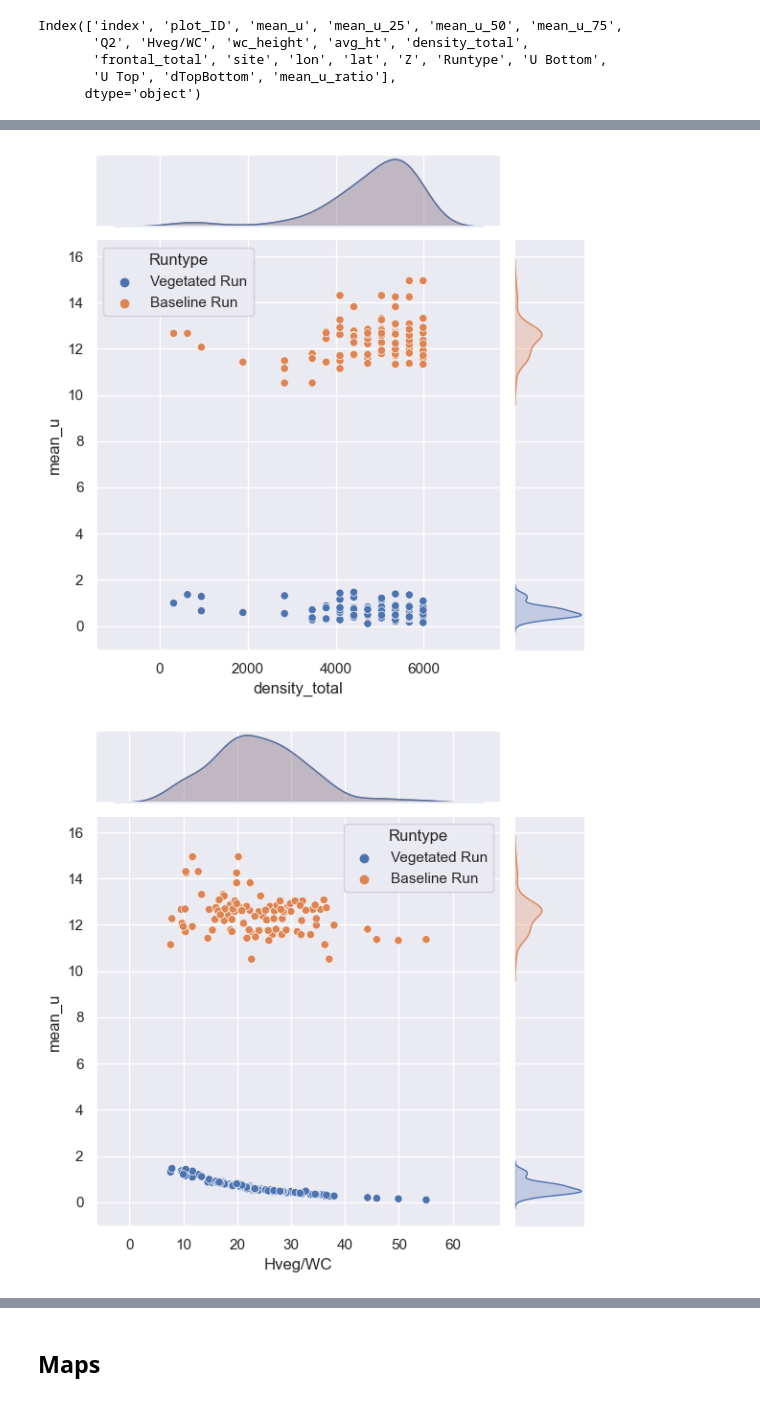
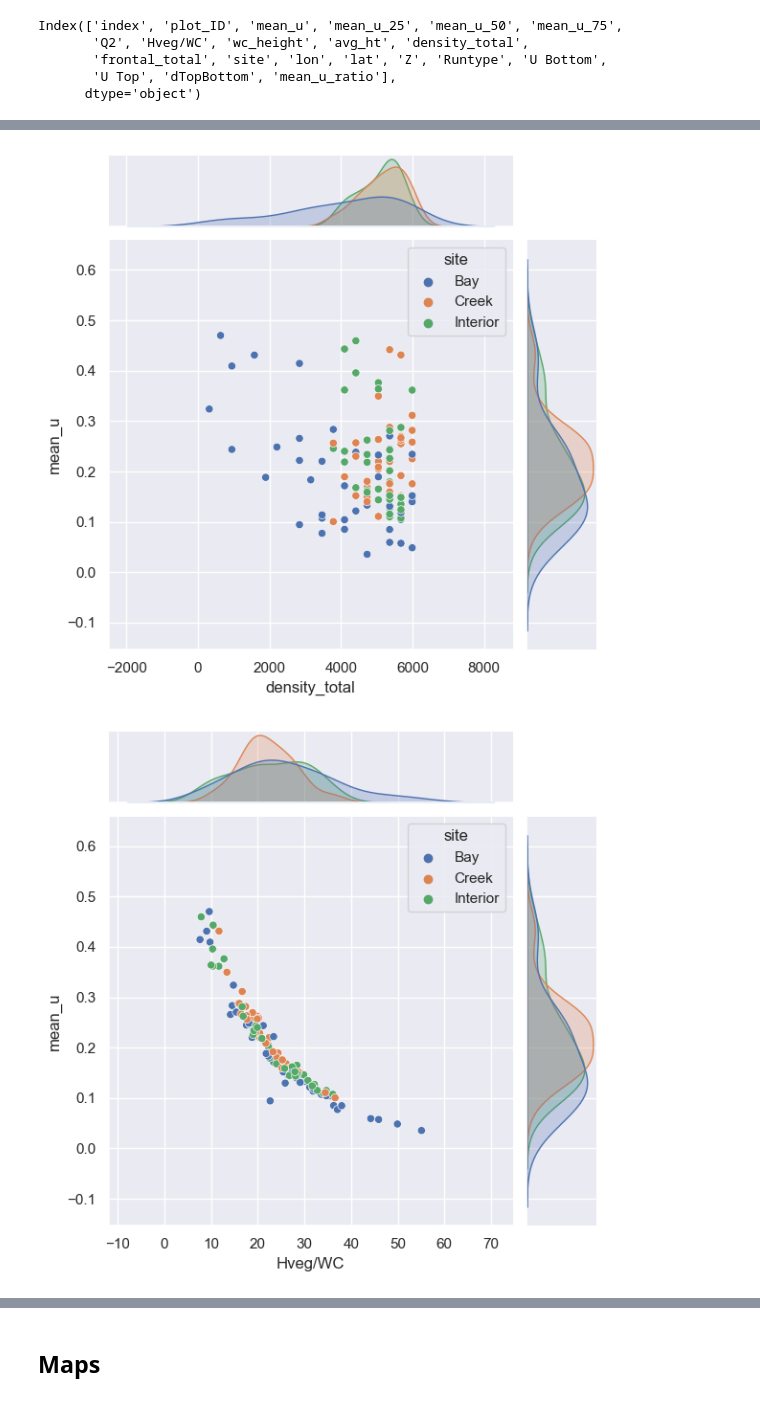
Before and after one commit to AlexandreSeb97/WC-Density-Drag-Vegetation-, a Jupyter notebook: usgs_wc_visualization.ipynb, the cells around one changed output, grey strips where cells are left out. Saved outputs shown, nothing was run; the diff lists cells and outputs as text; code cells hidden in the pictures.

Commit message:
new visualizations

```diff
--- a/usgs_wc_visualization.ipynb
+++ b/usgs_wc_visualization.ipynb
@@ -218,3 +217,22 @@ Index(['index', 'plot_ID', 'mean_u', 'mean_u_25', 'mean_u_50', 'mean_u_75',
        'frontal_total', 'site', 'lon', 'lat', 'Z', 'Runtype', 'U Bottom',
        'U Top', 'dTopBottom', 'mean_u_ratio'],
       dtype='object')
+# %%
+to_plot = ['mean_u', 'dTopBottom', 'Q2']
+sns.set_theme()
+
+for n, feature in enumerate(to_plot):
+    #ax2= plt.subplot(3,2,n+2)
+    if feature == 'Q2':
+        g = sns.jointplot(data=dff, x='density_total', y=feature, hue='Runtype')
+        h = sns.jointplot(data=dff, x='Hveg/WC', y=feature, hue='Runtype')
+        g.ax_joint.set_yscale('log')
+        h.ax_joint.set_yscale('log')
+    else:
+        sns.jointplot(data=dff, x='density_total', y=feature, hue='Runtype')
+        sns.jointplot(data=dff, x='Hveg/WC', y=feature, hue='Runtype')
+
+sns.jointplot(data=dff, x='density_total', y='mean_u_ratio', hue='site')
+sns.jointplot(data=dff, x='Hveg/WC', y='mean_u_ratio', hue='site')
+
+plt.show()
@@ -221,16 +248,18 @@ Index(['index', 'plot_ID', 'mean_u', 'mean_u_25', 'mean_u_50', 'mean_u_75',
 # %%
 to_plot = ['mean_u', 'dTopBottom', 'Q2']
 sns.set_theme()
 
 for n, feature in enumerate(to_plot):
     #ax2= plt.subplot(3,2,n+2)
-    sns.jointplot(data=dff, x='density_total', y=feature, hue='Runtype')
-    sns.jointplot(data=dff, x='Hveg/WC', y=feature, hue='Runtype')
-
-sns.jointplot(data=dff, x='density_total', y='mean_u_ratio', hue='site')
-sns.jointplot(data=dff, x='Hveg/WC', y='mean_u_ratio', hue='site')
-
+    if feature == 'Q2':
+        g = sns.jointplot(data=df1, x='density_total', y=feature, hue='site')
+        h = sns.jointplot(data=df1, x='Hveg/WC', y=feature, hue='site')
+        g.ax_joint.set_yscale('log')
+        h.ax_joint.set_yscale('log')
+    else:
+        sns.jointplot(data=df1, x='density_total', y=feature, hue='site')
+        sns.jointplot(data=df1, x='Hveg/WC', y=feature, hue='site')
 plt.show()
 # %% [output]
-[figure, old version]
+[figure, new version]
-[figure, old version]
+[figure, new version]
```
Also changed, not shown: parts of 10 cells of this notebook, 9 other files.
